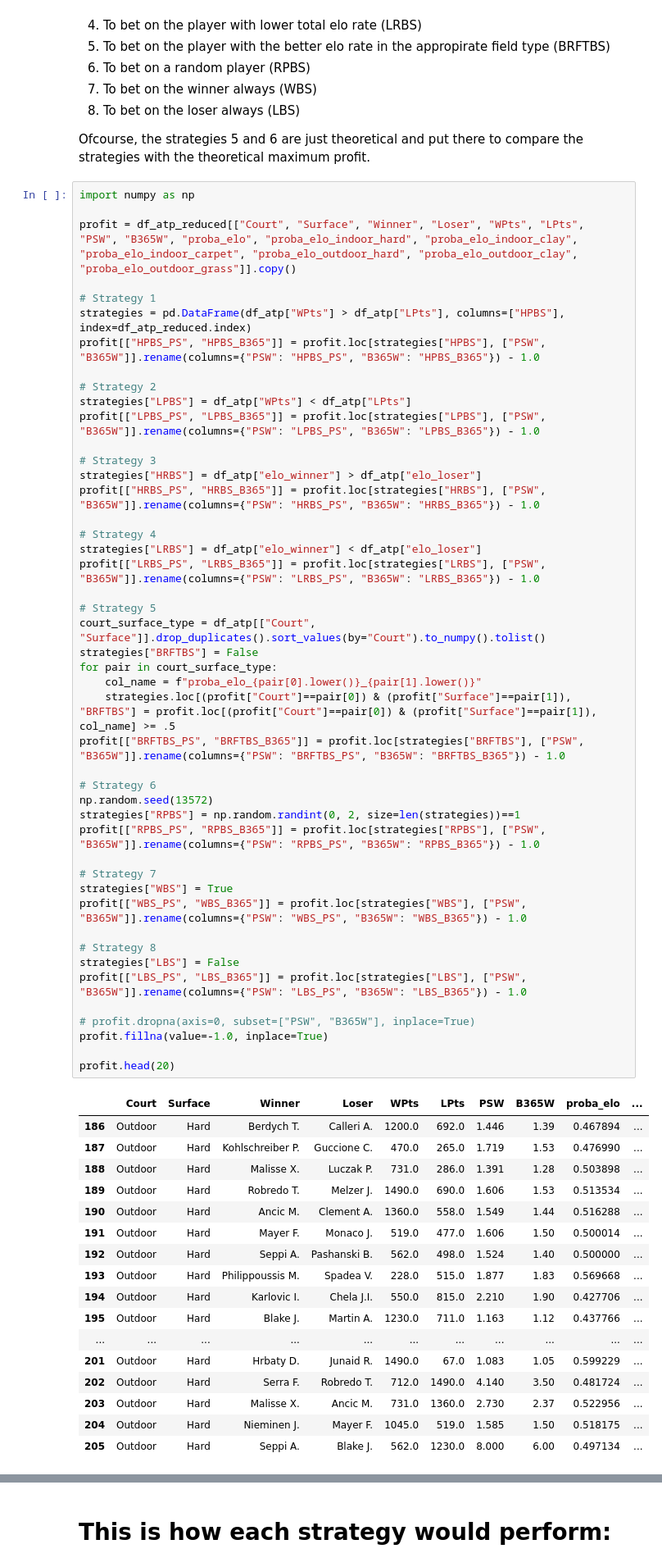
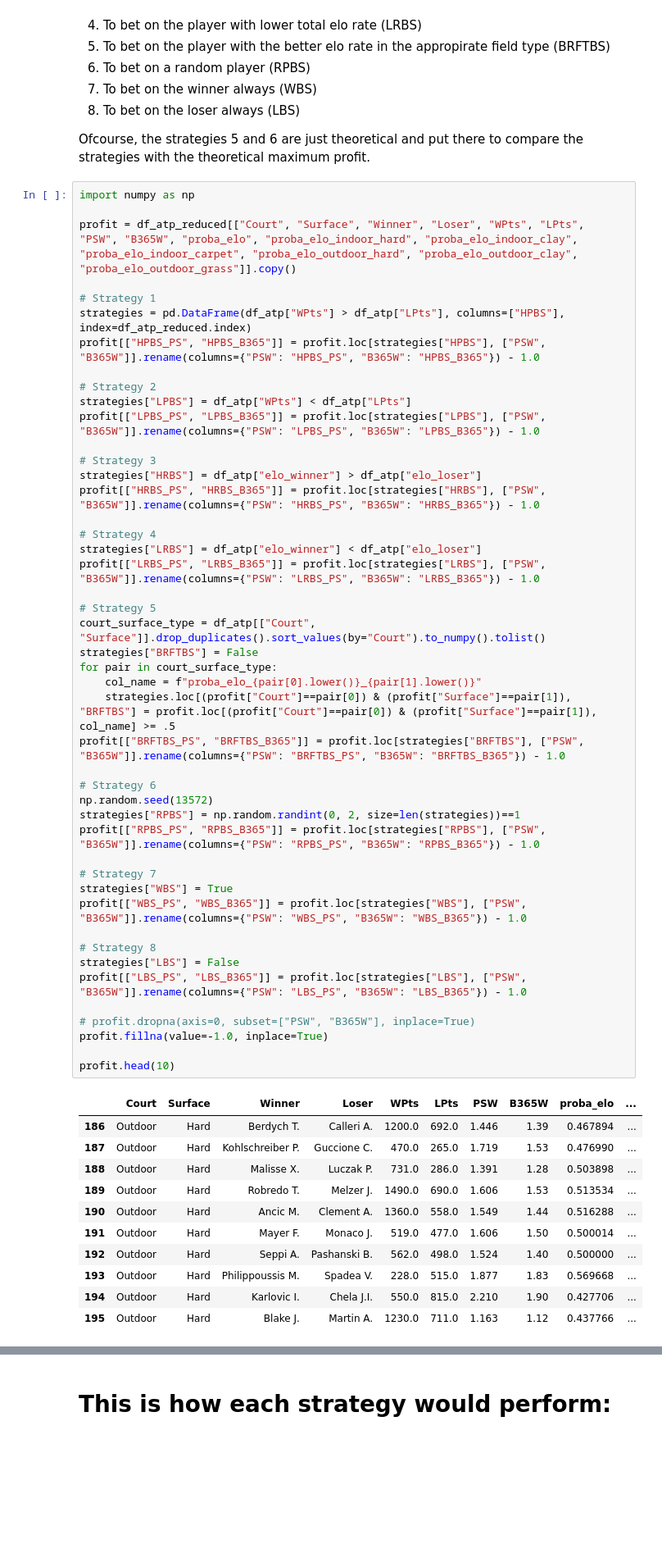
Before and after one commit to sprogl/sporting-bet-prediction, a Jupyter notebook: ATP_third_notebook.ipynb, the cells around one changed output, grey strips where cells are left out. Shown at 82% size. Cells and saved outputs as stored; diff of their text form; blank space fills up the shorter version.

```diff
--- a/ATP_third_notebook.ipynb
+++ b/ATP_third_notebook.ipynb
@@ -473,37 +473,31 @@ for pair in court_surface_type:
 profit[["BRFTBS_PS", "BRFTBS_B365"]] = profit.loc[strategies["BRFTBS"], ["PSW", "B365W"]].rename(columns={"PSW": "BRFTBS_PS", "B365W": "BRFTBS_B365"}) - 1.0
 
 # Strategy 6
 np.random.seed(13572)
 strategies["RPBS"] = np.random.randint(0, 2, size=len(strategies))==1
 profit[["RPBS_PS", "RPBS_B365"]] = profit.loc[strategies["RPBS"], ["PSW", "B365W"]].rename(columns={"PSW": "RPBS_PS", "B365W": "RPBS_B365"}) - 1.0
 
 # Strategy 7
 strategies["WBS"] = True
 profit[["WBS_PS", "WBS_B365"]] = profit.loc[strategies["WBS"], ["PSW", "B365W"]].rename(columns={"PSW": "WBS_PS", "B365W": "WBS_B365"}) - 1.0
 
 # Strategy 8
 strategies["LBS"] = False
 profit[["LBS_PS", "LBS_B365"]] = profit.loc[strategies["LBS"], ["PSW", "B365W"]].rename(columns={"PSW": "LBS_PS", "B365W": "LBS_B365"}) - 1.0
 
 # profit.dropna(axis=0, subset=["PSW", "B365W"], inplace=True)
 profit.fillna(value=-1.0, inplace=True)
 
-profit.head(20)
+profit.head(10)
 # %% [output]
 |  | Court | Surface | Winner | Loser | WPts | LPts | PSW | B365W | proba_elo | ... |
 | 186 | Outdoor | Hard | Berdych T. | Calleri A. | 1200.0 | 692.0 | 1.446 | 1.39 | 0.467894 | ... |
 | 187 | Outdoor | Hard | Kohlschreiber P. | Guccione C. | 470.0 | 265.0 | 1.719 | 1.53 | 0.476990 | ... |
 | 188 | Outdoor | Hard | Malisse X. | Luczak P. | 731.0 | 286.0 | 1.391 | 1.28 | 0.503898 | ... |
 | 189 | Outdoor | Hard | Robredo T. | Melzer J. | 1490.0 | 690.0 | 1.606 | 1.53 | 0.513534 | ... |
 | 190 | Outdoor | Hard | Ancic M. | Clement A. | 1360.0 | 558.0 | 1.549 | 1.44 | 0.516288 | ... |
 | 191 | Outdoor | Hard | Mayer F. | Monaco J. | 519.0 | 477.0 | 1.606 | 1.50 | 0.500014 | ... |
 | 192 | Outdoor | Hard | Seppi A. | Pashanski B. | 562.0 | 498.0 | 1.524 | 1.40 | 0.500000 | ... |
 | 193 | Outdoor | Hard | Philippoussis M. | Spadea V. | 228.0 | 515.0 | 1.877 | 1.83 | 0.569668 | ... |
 | 194 | Outdoor | Hard | Karlovic I. | Chela J.I. | 550.0 | 815.0 | 2.210 | 1.90 | 0.427706 | ... |
 | 195 | Outdoor | Hard | Blake J. | Martin A. | 1230.0 | 711.0 | 1.163 | 1.12 | 0.437766 | ... |
-| ... | ... | ... | ... | ... | ... | ... | ... | ... | ... | ... |
-| 201 | Outdoor | Hard | Hrbaty D. | Junaid R. | 1490.0 | 67.0 | 1.083 | 1.05 | 0.599229 | ... |
-| 202 | Outdoor | Hard | Serra F. | Robredo T. | 712.0 | 1490.0 | 4.140 | 3.50 | 0.481724 | ... |
-| 203 | Outdoor | Hard | Malisse X. | Ancic M. | 731.0 | 1360.0 | 2.730 | 2.37 | 0.522956 | ... |
-| 204 | Outdoor | Hard | Nieminen J. | Mayer F. | 1045.0 | 519.0 | 1.585 | 1.50 | 0.518175 | ... |
-| 205 | Outdoor | Hard | Seppi A. | Blake J. | 562.0 | 1230.0 | 8.000 | 6.00 | 0.497134 | ... |
```
Also changed, not shown: parts of 4 cells of this notebook, 1 other file.
